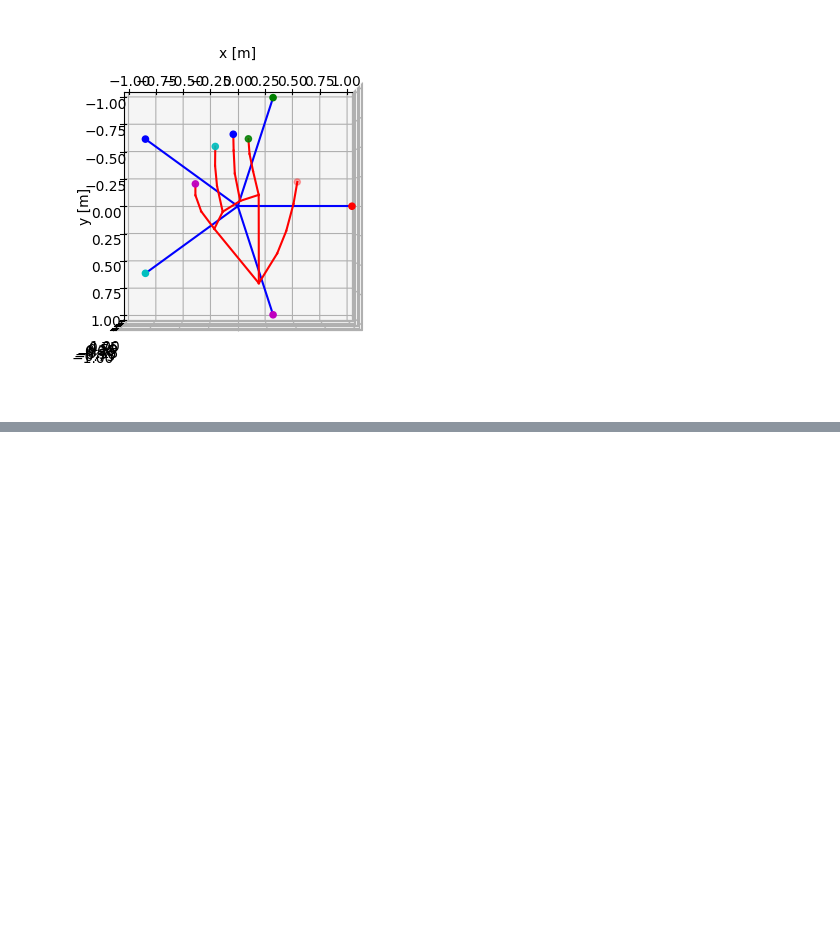
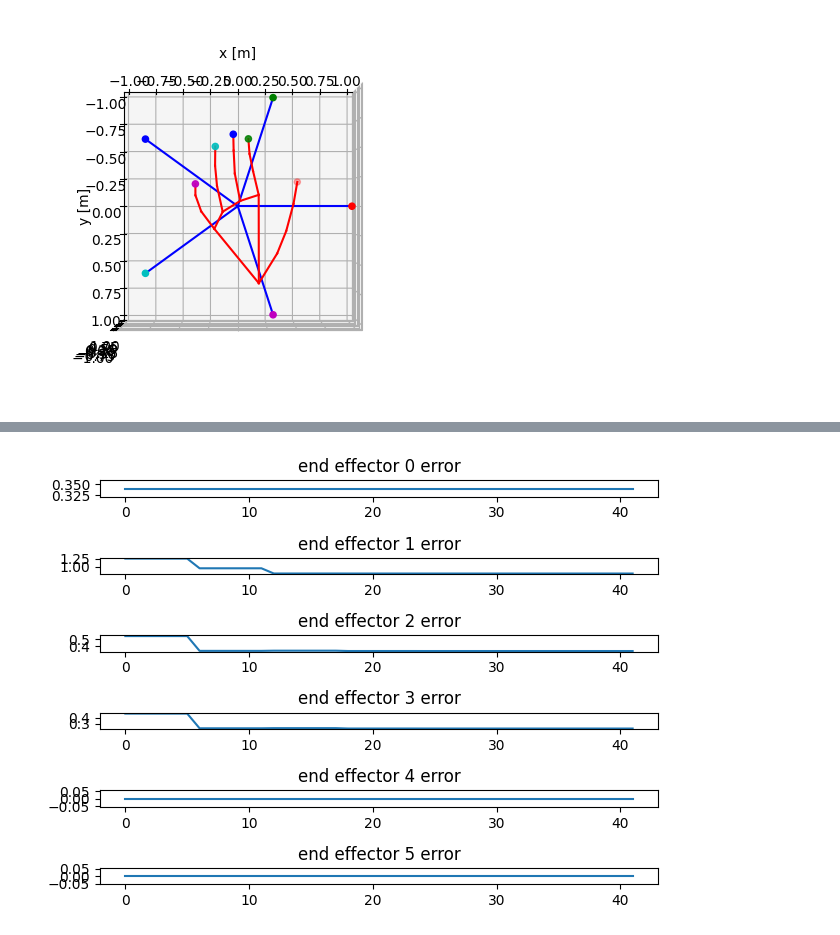
Before and after one commit to Mitchelldscott/Echoware, a Jupyter notebook: analysis/opti_dev.ipynb, the cells around one changed output, grey strips where cells are left out. Drawn from its saved outputs; the diff is of its cells as text; code cells hidden in the pictures; blank space fills up the shorter version.

```diff
--- a/analysis/opti_dev.ipynb
+++ b/analysis/opti_dev.ipynb
@@ -97,0 +129,12 @@ def cost_func(x, expert, agent, matching_points):
+# %%
+error = np.array(error)
+
+for i in range(error.shape[1]):
+    plt.subplot(error.shape[1],1,i+1)
+    plt.plot(range(len(error)), error[:,i])
+    plt.title(f"end effector {i} error")
+
+plt.tight_layout()
+plt.show()
+# %% [output]
+[figure, added]
```
Also changed, not shown: parts of 7 cells of this notebook, 1 other file.
